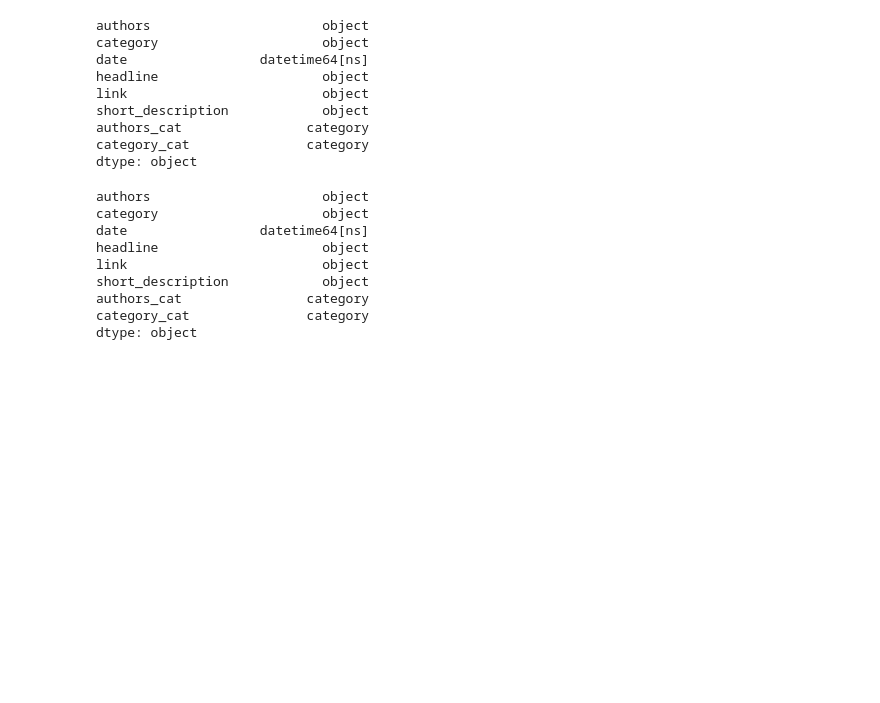
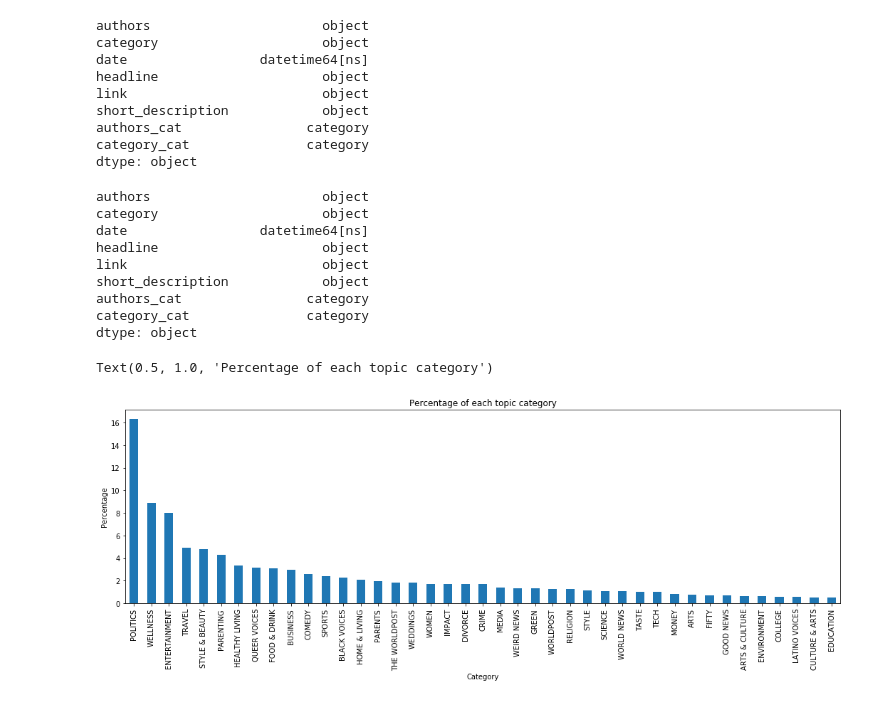
Before and after one commit to azdoherty/DayTrader-Models, a Jupyter notebook: notebooks/TextClassificationBase.ipynb, the cells around one changed output. Drawn from its saved outputs; the diff is of its cells as text; code cells hidden in the pictures; blank space fills up the shorter version.

```diff
--- a/notebooks/TextClassificationBase.ipynb
+++ b/notebooks/TextClassificationBase.ipynb
@@ -21,7 +21,7 @@ import seaborn as sns
 # sklearn
 from sklearn.feature_extraction.text import CountVectorizer
 from sklearn.pipeline import Pipeline
-
+FULLWIDTHFIG = 18
 %matplotlib inline
 # %%
 #load the data
@@ -41,7 +41,7 @@ news_df.head()
 # Verify and convert variable types
 print(news_df.dtypes)
 news_df['authors_cat']= news_df['authors'].astype('category')
-news_df['category_cat']= news_df['authors'].astype('category')
+news_df['category_cat']= news_df['category'].astype('category')
 news_df.dtypes
 # %% [output]
 authors                      object
@@ -68,3 +65,13 @@ ax = sns.countplot(x='category_cat', data=news_df)
+# %%
+# distribution of categories to map to
+counts = news_df['category_cat'].value_counts()
+percents = ((counts/(np.sum(counts.values)))*100).plot(kind='bar', figsize=(FULLWIDTHFIG,5))
+plt.xlabel("Category")
+plt.ylabel("Percentage")
+plt.title("Percentage of each topic category")
+# %% [output]
+Text(0.5, 1.0, 'Percentage of each topic category')
+[figure, added]
 # %%
 # first pass, use basic count vectorizer
 
```
Also changed, not shown: parts of 2 cells of this notebook.
